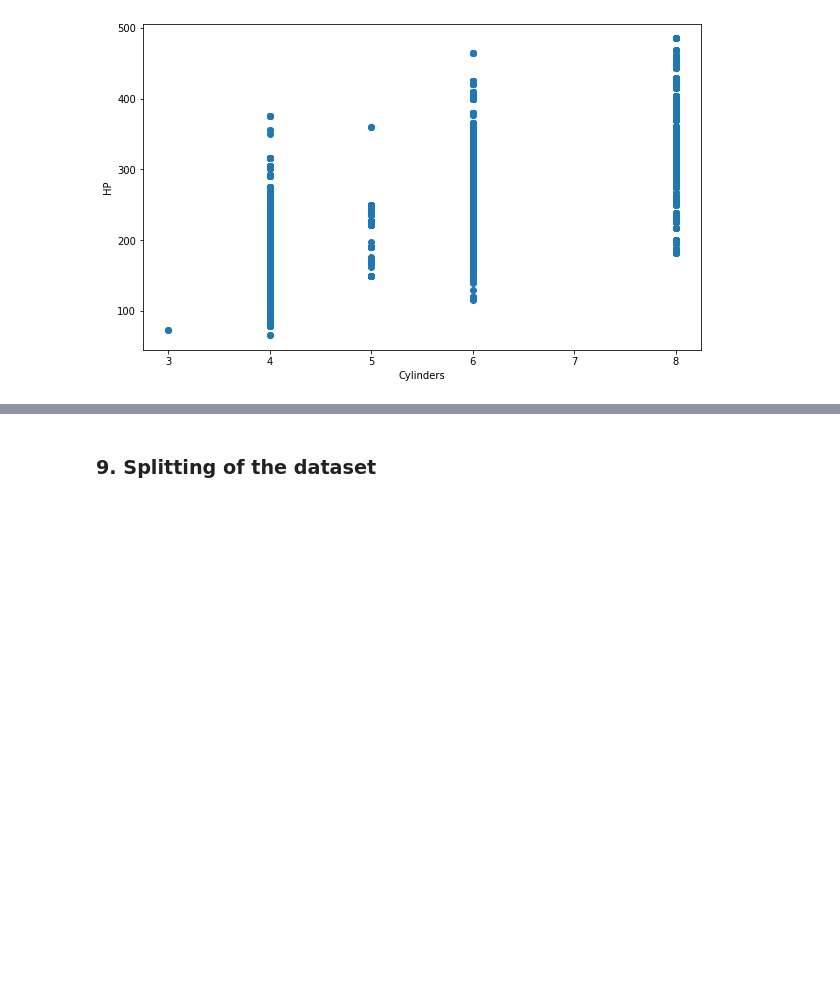
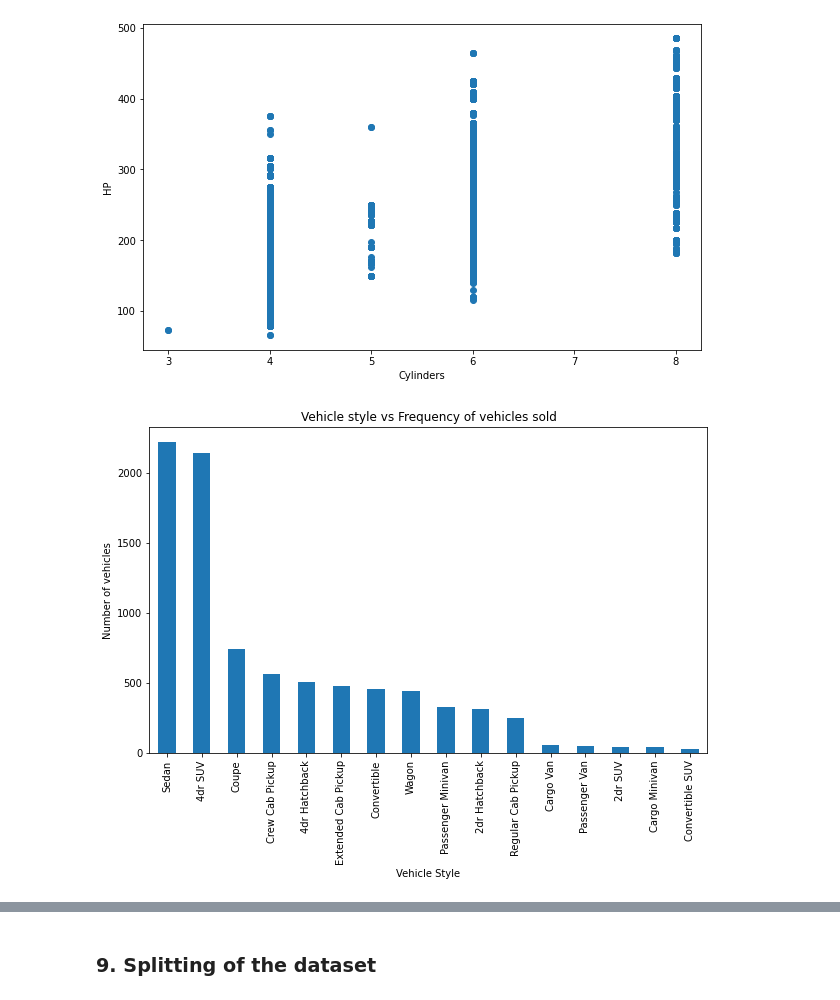
Before and after one commit to sandali17/CarPricePrediction-MachineLearning, a Jupyter notebook: Car_Price_Prediction.ipynb, the cells around one changed output, grey strips where cells are left out. Cells and saved outputs as stored; diff of their text form; code cells hidden in the pictures; blank space fills up the shorter version.

```diff
--- a/Car_Price_Prediction.ipynb
+++ b/Car_Price_Prediction.ipynb
@@ -570,3 +573,12 @@ ax.set_ylabel('HP')
 plt.show()
 # %% [output]
 [figure]
+# %%
+#Bar plot for Vehicle Style vs frequency by which they are sold
+
+df['Vehicle Style'].value_counts().plot.bar(figsize=(10,6))                      # Bar chart for car 'body' variable
+plt.title("Vehicle style vs Frequency of vehicles sold")
+plt.ylabel('Number of vehicles')
+plt.xlabel('Vehicle Style');
+# %% [output]
+[figure, added]
```
Also changed, not shown: parts of 13 cells of this notebook.
